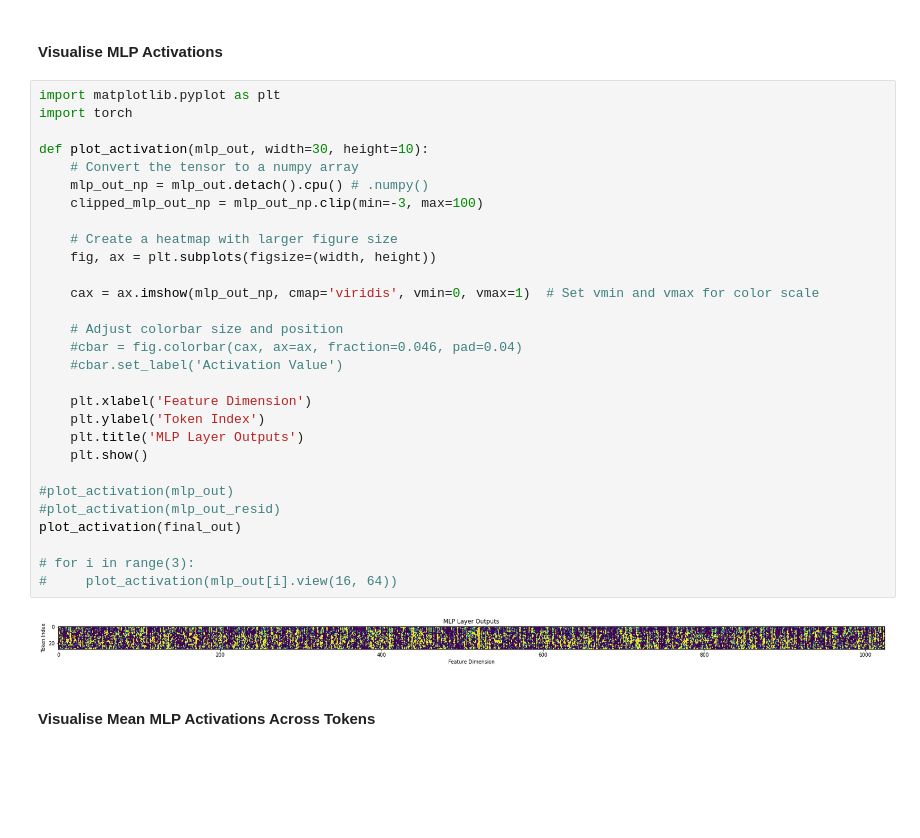
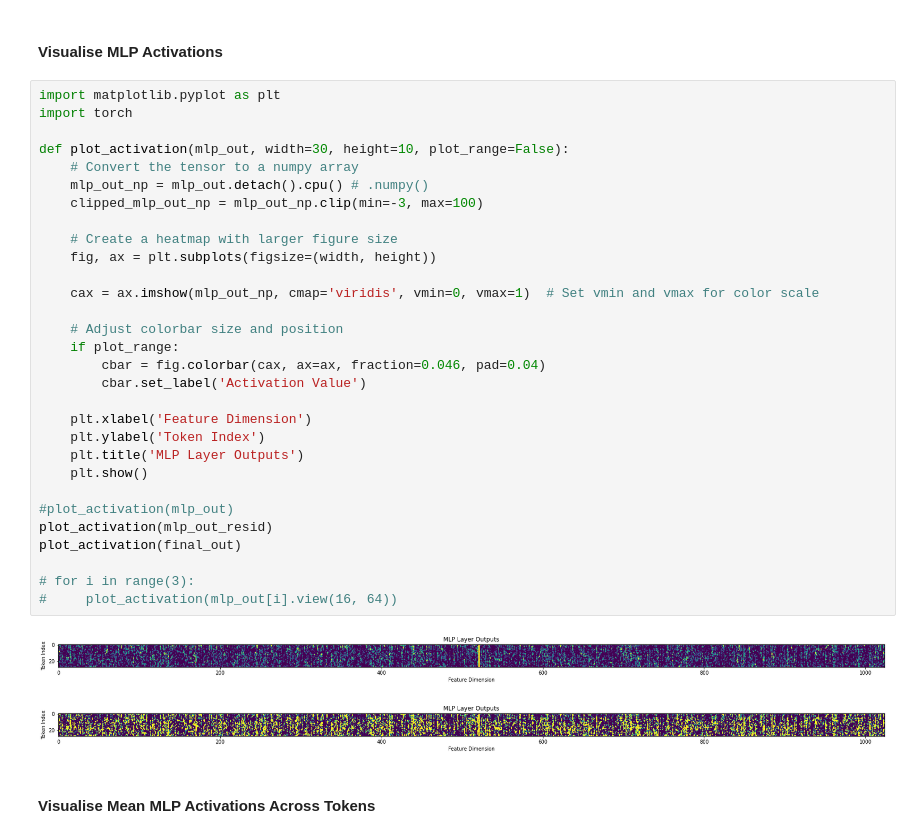
Before and after one commit to MiscellaneousStuff/mech-interp-tinystories, a Jupyter notebook: main.ipynb, the cells around one changed output. Cells and saved outputs as stored; diff of their text form; blank space fills up the shorter version.

```diff
--- a/main.ipynb
+++ b/main.ipynb
@@ -342,34 +398,36 @@ Min Value: -8.6297
 # %%
 import matplotlib.pyplot as plt
 import torch
 
-def plot_activation(mlp_out, width=30, height=10):
+def plot_activation(mlp_out, width=30, height=10, plot_range=False):
     # Convert the tensor to a numpy array
     mlp_out_np = mlp_out.detach().cpu() # .numpy()
     clipped_mlp_out_np = mlp_out_np.clip(min=-3, max=100)
 
     # Create a heatmap with larger figure size
     fig, ax = plt.subplots(figsize=(width, height))
 
     cax = ax.imshow(mlp_out_np, cmap='viridis', vmin=0, vmax=1)  # Set vmin and vmax for color scale
 
     # Adjust colorbar size and position
-    #cbar = fig.colorbar(cax, ax=ax, fraction=0.046, pad=0.04)
-    #cbar.set_label('Activation Value')
+    if plot_range:
+        cbar = fig.colorbar(cax, ax=ax, fraction=0.046, pad=0.04)
+        cbar.set_label('Activation Value')
 
     plt.xlabel('Feature Dimension')
     plt.ylabel('Token Index')
     plt.title('MLP Layer Outputs')
     plt.show()
 
 #plot_activation(mlp_out)
-#plot_activation(mlp_out_resid)
+plot_activation(mlp_out_resid)
 plot_activation(final_out)
 
 # for i in range(3):
 #     plot_activation(mlp_out[i].view(16, 64))
 # %% [output]
-[figure, old version]
+[figure, new version]
+[figure, added]
 # %% [markdown]
 #### Visualise Mean MLP Activations Across Tokens
 # %%
```
Also changed, not shown: parts of 13 cells of this notebook.
